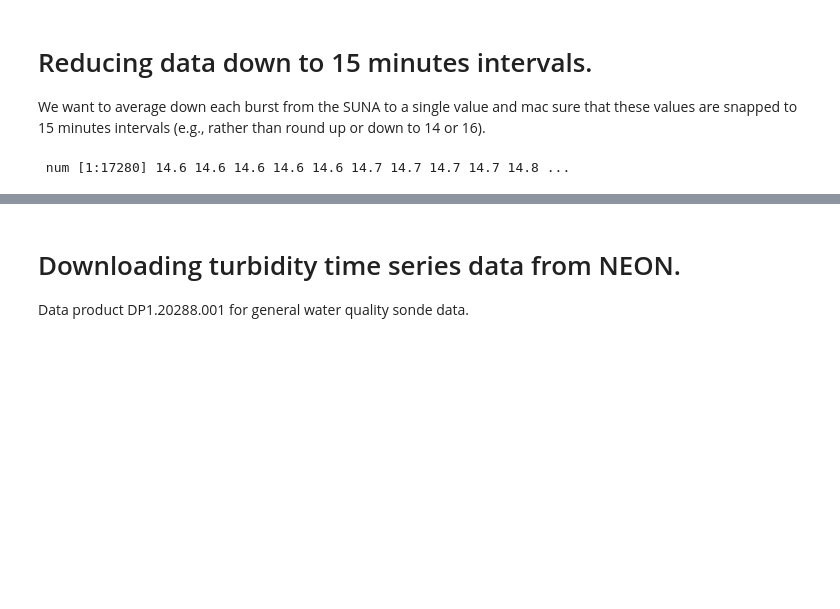
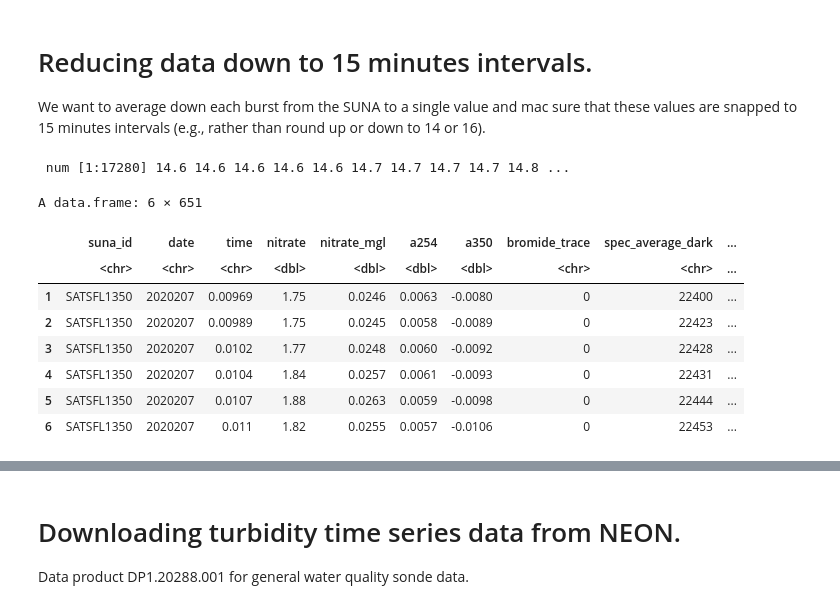
Before and after one commit to jakehosen/neon_suna, a Jupyter notebook: ipython/assembled_SUNA_MART.ipynb, the cells around one changed output, grey strips where cells are left out. Saved outputs shown, nothing was run; the diff lists cells and outputs as text; code cells hidden in the pictures; blank space fills up the shorter version.

```diff
--- a/ipython/assembled_SUNA_MART.ipynb
+++ b/ipython/assembled_SUNA_MART.ipynb
@@ -240,8 +272,18 @@ Warning message in structure(x, class = unique(c("AsIs", oldClass(x)))):
 We want to average down each burst from the SUNA to a single value and mac sure that these values are snapped to 15 minutes intervals (e.g., rather than round up or down to 14 or 16).
 # %%
 str(suna_cols$sensor_temp)
+head(suna_cols)
 # %% [output]
  num [1:17280] 14.6 14.6 14.6 14.6 14.6 14.7 14.7 14.7 14.7 14.8 ...
+A data.frame: 6 × 651
+|  | suna_id | date | time | nitrate | nitrate_mgl | a254 | a350 | bromide_trace | spec_average_dark | ... |
+|  | <chr> | <chr> | <chr> | <dbl> | <dbl> | <dbl> | <dbl> | <chr> | <chr> | ... |
+| 1 | SATSFL1350 | 2020207 | 0.00969 | 1.75 | 0.0246 | 0.0063 | -0.0080 | 0 | 22400 | ... |
+| 2 | SATSFL1350 | 2020207 | 0.00989 | 1.75 | 0.0245 | 0.0058 | -0.0089 | 0 | 22423 | ... |
+| 3 | SATSFL1350 | 2020207 | 0.0102 | 1.77 | 0.0248 | 0.0060 | -0.0092 | 0 | 22428 | ... |
+| 4 | SATSFL1350 | 2020207 | 0.0104 | 1.84 | 0.0257 | 0.0061 | -0.0093 | 0 | 22431 | ... |
+| 5 | SATSFL1350 | 2020207 | 0.0107 | 1.88 | 0.0263 | 0.0059 | -0.0098 | 0 | 22444 | ... |
+| 6 | SATSFL1350 | 2020207 | 0.011 | 1.82 | 0.0255 | 0.0057 | -0.0106 | 0 | 22453 | ... |
 # %%
 rm(compiled_suna)
 
```
Also changed, not shown: parts of 12 cells of this notebook, 10 other files.
